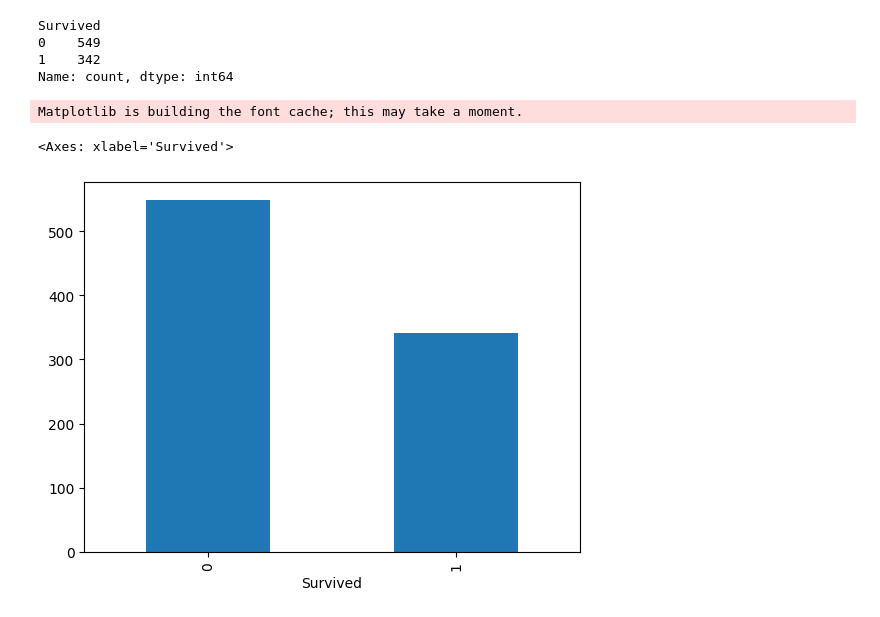
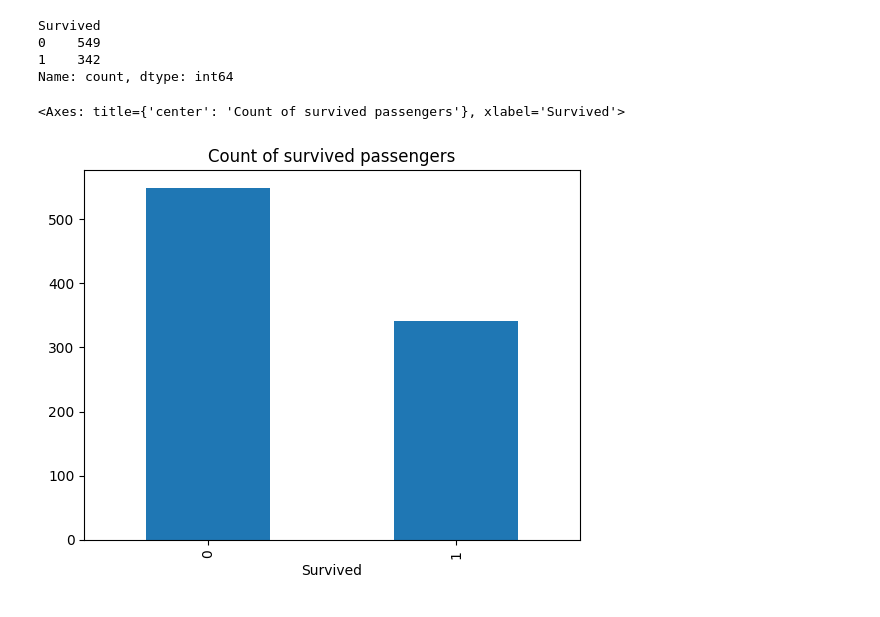
Before and after one commit to Rujanshrestha/data-sci-class01, a Jupyter notebook: Pandas/Graphical-repre.ipynb, the cells around one changed output. Drawn from its saved outputs; the diff is of its cells as text; code cells hidden in the pictures.

```diff
--- a/Pandas/Graphical-repre.ipynb
+++ b/Pandas/Graphical-repre.ipynb
@@ -12,8 +12,10 @@ Survived
 1    342
 Name: count, dtype: int64
 # %%
-titanic_df["Survived"].value_counts().plot(kind="bar")
+titanic_df["Survived"].value_counts().plot(
+    kind="bar",
+    title = "Count of survived passengers"
+)
 # %% [output]
-Matplotlib is building the font cache; this may take a moment.
+<Axes: title={'center': 'Count of survived passengers'}, xlabel='Survived'>
-<Axes: xlabel='Survived'>
-[figure, old version]
+[figure, new version]
```
Also changed, not shown: parts of 16 cells of this notebook.
